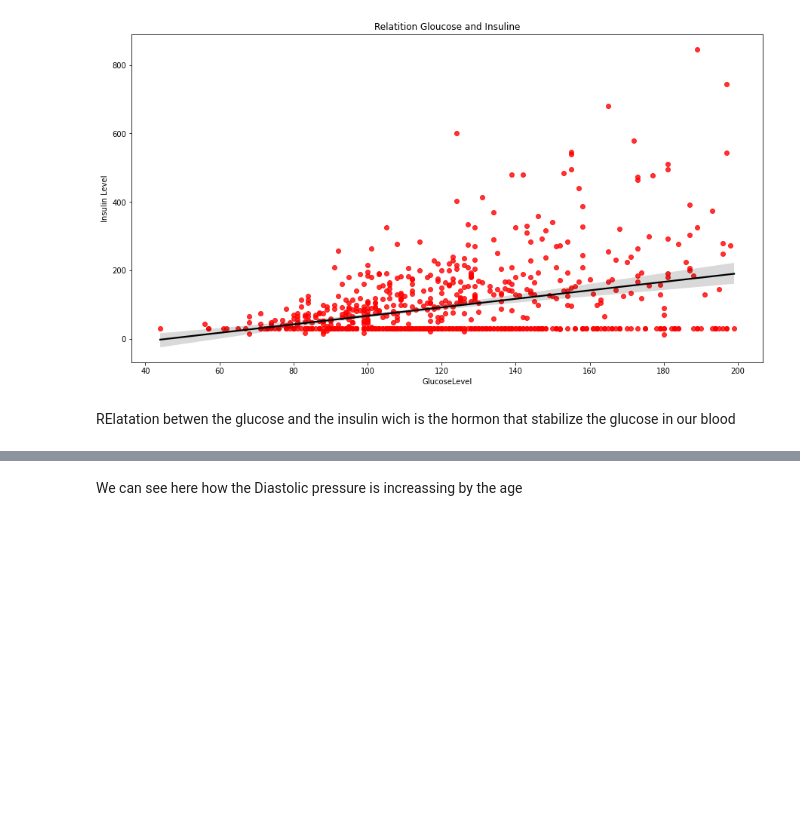
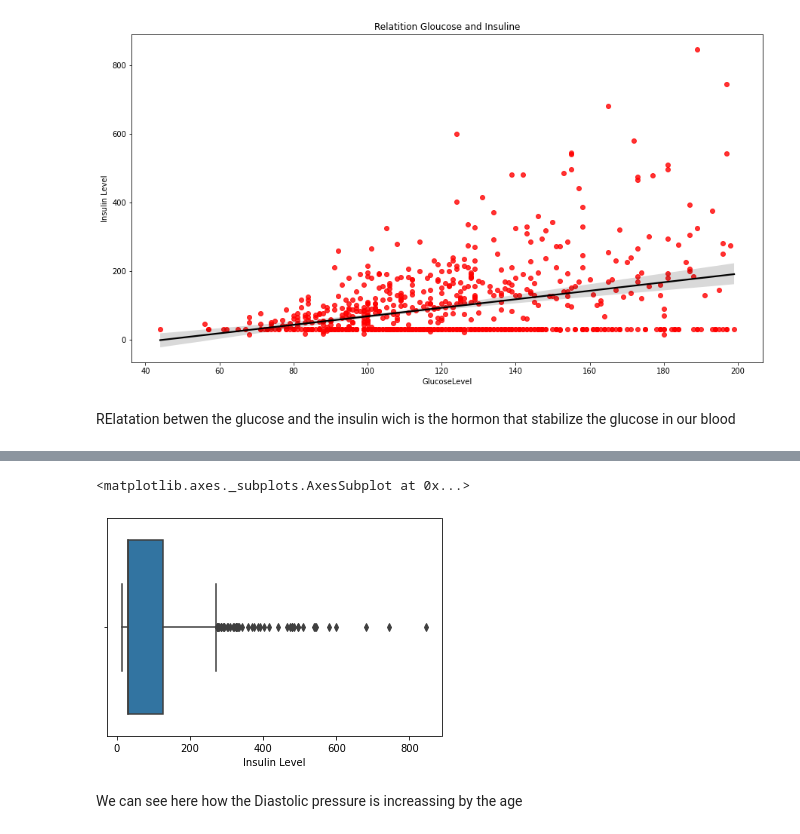
Before and after one commit to ragedharb16/sales-predictions, a Jupyter notebook: projects_2.ipynb, the cells around one changed output, grey strips where cells are left out. Cells and saved outputs as stored; diff of their text form; code cells hidden in the pictures; blank space fills up the shorter version.

```diff
--- a/projects_2.ipynb
+++ b/projects_2.ipynb
@@ -259,3 +262,8 @@ sns.barplot(x=df["Age"],y=df["DiastolicPressure"]).set(title="AGE And Diastolic
+# %%
+sns.boxplot(df['Insulin Level'])
+# %% [output]
+<matplotlib.axes._subplots.AxesSubplot at 0x...>
+[figure, added]
 # %% [markdown]
 We can see here how the Diastolic pressure is increassing by the age
 # %%
```
Also changed, not shown: parts of 69 cells of this notebook.
